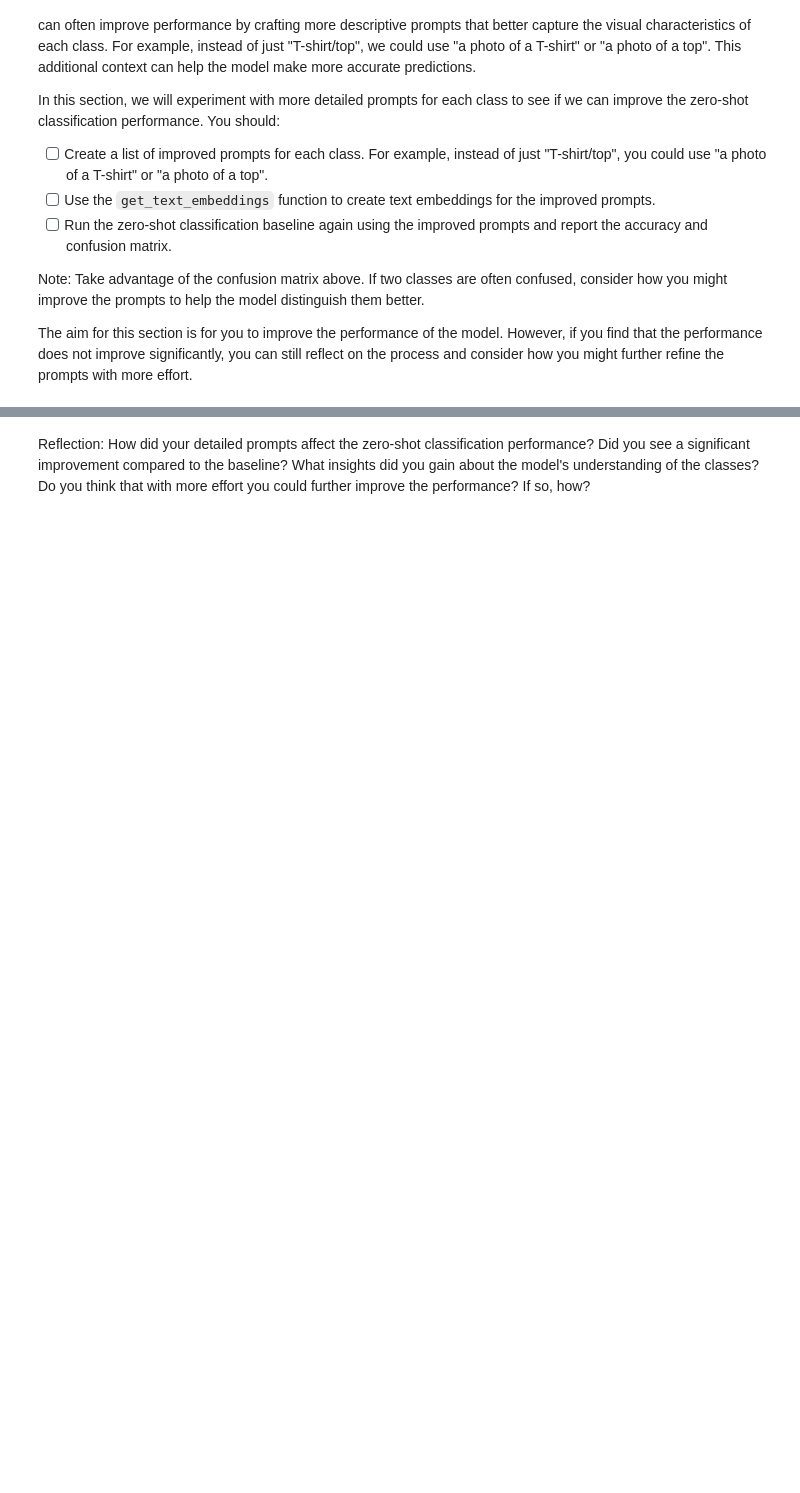
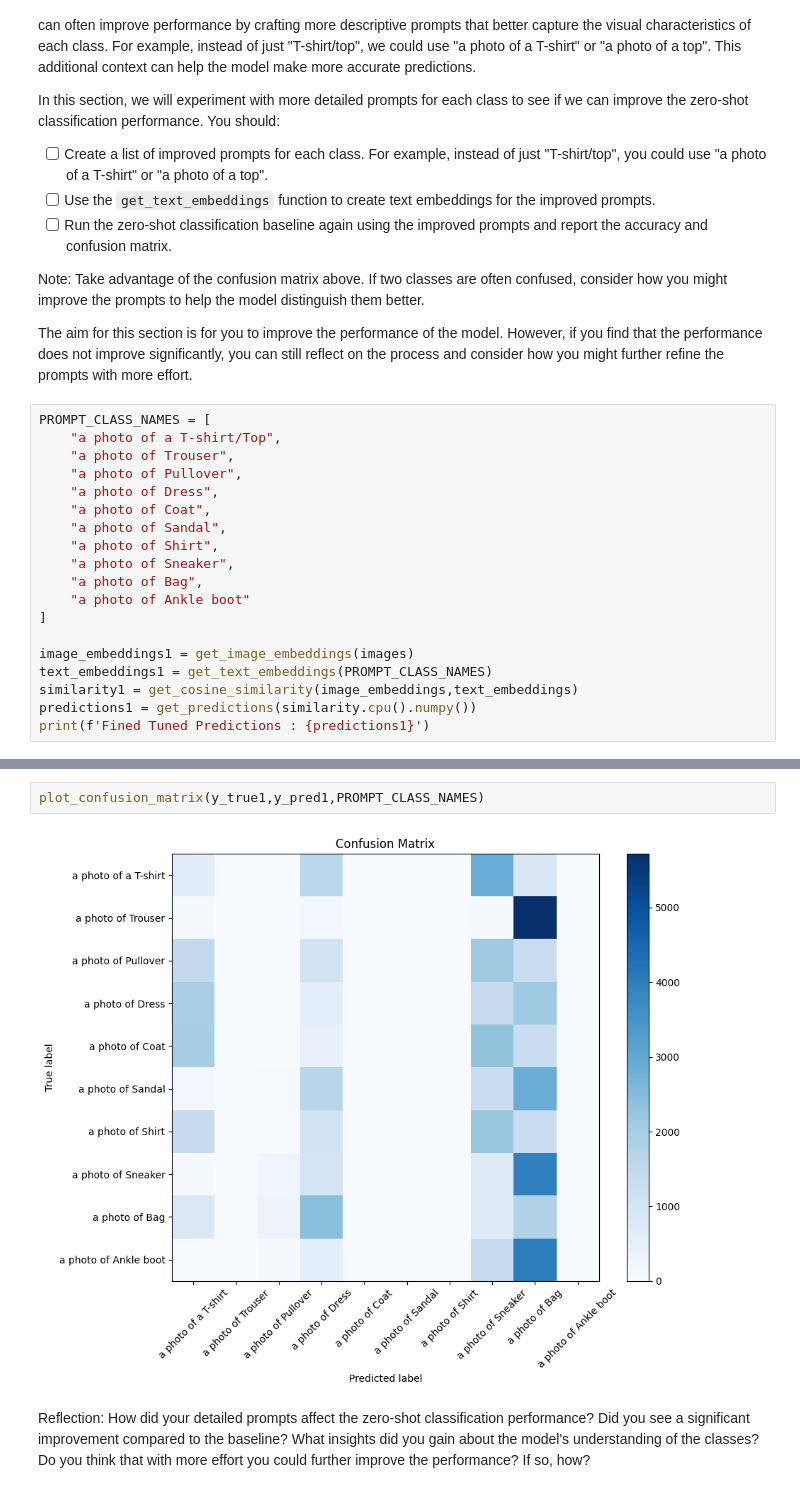
Before and after one commit to torontodeveloper/deep_learning, a Jupyter notebook: 02_activities/assignments/assignment_2.ipynb, the cells around one changed output, grey strips where cells are left out. Drawn from its saved outputs; the diff is of its cells as text; blank space fills up the shorter version.

```diff
--- a/02_activities/assignments/assignment_2.ipynb
+++ b/02_activities/assignments/assignment_2.ipynb
@@ -288,3 +312,22 @@ In this section, we will experiment with more detailed prompts for each class to
 Note: Take advantage of the confusion matrix above. If two classes are often confused, consider how you might improve the prompts to help the model distinguish them better.
 
 The aim for this section is for you to improve the performance of the model. However, if you find that the performance does not improve significantly, you can still reflect on the process and consider how you might further refine the prompts with more effort.
+# %%
+PROMPT_CLASS_NAMES = [
+    "a photo of a T-shirt/Top",
+    "a photo of Trouser",
+    "a photo of Pullover",
+    "a photo of Dress",
+    "a photo of Coat",
+    "a photo of Sandal",
+    "a photo of Shirt",
+    "a photo of Sneaker",
+    "a photo of Bag",
+    "a photo of Ankle boot"
+]
+
+image_embeddings1 = get_image_embeddings(images)
+text_embeddings1 = get_text_embeddings(PROMPT_CLASS_NAMES)
+similarity1 = get_cosine_similarity(image_embeddings,text_embeddings)
+predictions1 = get_predictions(similarity.cpu().numpy())
+print(f'Fined Tuned Predictions : {predictions1}')
@@ -291,2 +443,6 @@ The aim for this section is for you to improve the performance of the model. How
+# %%
+plot_confusion_matrix(y_true1,y_pred1,PROMPT_CLASS_NAMES)
+# %% [output]
+[figure, added]
 # %% [markdown]
 Reflection: How did your detailed prompts affect the zero-shot classification performance? Did you see a significant improvement compared to the baseline? What insights did you gain about the model's understanding of the classes? Do you think that with more effort you could further improve the performance? If so, how?
```
Also changed, not shown: parts of 24 cells of this notebook.
